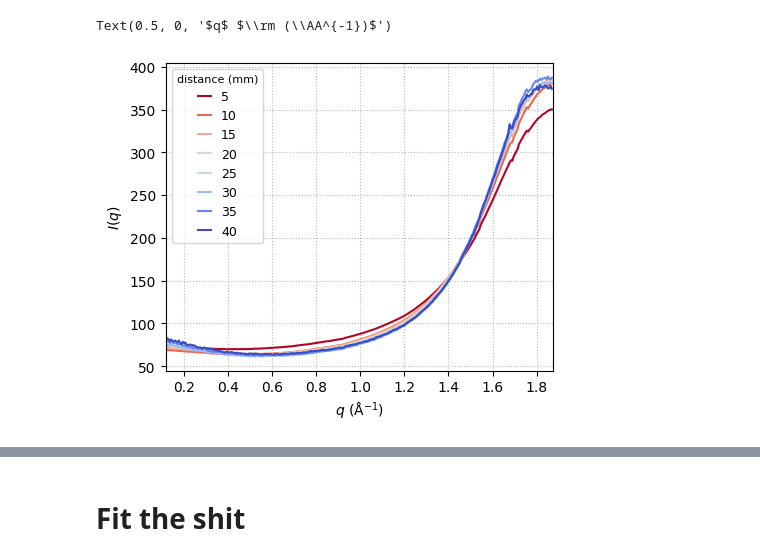
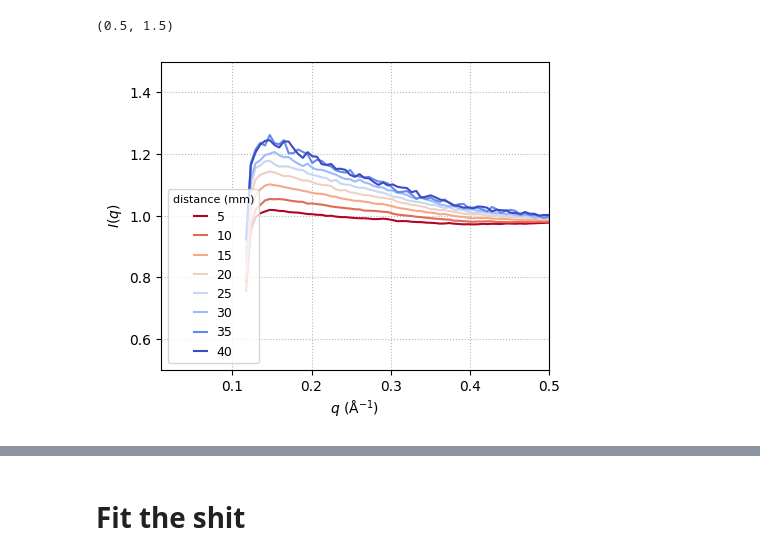
Before and after one commit to fperakis/SACLA_2022B8033, a Jupyter notebook: examples/09-plot_all_fit.ipynb, the cells around one changed output, grey strips where cells are left out. Saved outputs shown, nothing was run; the diff lists cells and outputs as text; code cells hidden in the pictures.

```diff
--- a/examples/09-plot_all_fit.ipynb
+++ b/examples/09-plot_all_fit.ipynb
@@ -28,22 +30,23 @@ path='/UserData/maddalena/sacla2022/05-processed_I/'
 # %%
 runs = [1192430, 1192434, 1192437, 1192442, 1192446, 1192451, 1192463, 1192473]
 posz = [5,10,15,20,25,30,35,40]
 
 col = plt.cm.coolwarm_r(np.linspace(0,1,len(runs)))
 plt.figure(figsize=(5,4))
-
+i_norm=np.zeros(len(runs))
 for i,run in enumerate(runs):
-    file=np.load(f'{path}water_{run}.npz')
-    plt.plot(file['q'][3:-3], file['I'][3:-3], c=col[i], label=str(np.round(posz[i],1)))
+    file=np.load(f'{path}water_{run}.npz',allow_pickle=True)
+    plt.plot(file['q'][3:-3], file['I'][3:-3]/(np.mean(file['I'][(file['q']<0.7)&(file['q']>.5)])), c=col[i], label=str(np.round(posz[i],1)))
     # print(file['I'][3:-3])
+    i_norm[i]=np.mean(file['I'][3:8]/(np.mean(file['I'][(file['q']<0.7)&(file['q']>.5)])))
 plt.xlim(file['q'][3], file['q'][-3])
 plt.grid(ls=':',alpha=.9)
 legend=plt.legend(title='distance (mm)', handlelength=1, fontsize=9)
 plt.setp(legend.get_title(),fontsize=8)
 plt.ylabel(r'$I(q)$')
 plt.xlabel(r'$q$ $\rm (\AA^{-1})$')
-# plt.xlim(0.1,0.25)
-# plt.ylim(50,100)
+plt.xlim(0.01,.5)
+plt.ylim(0.5,1.5)
 # %% [output]
-Text(0.5, 0, '$q$ $\\rm (\\AA^{-1})$')
+(0.5, 1.5)
-[figure, old version]
+[figure, new version]
```
Also changed, not shown: parts of 21 cells of this notebook, 1 other file.
